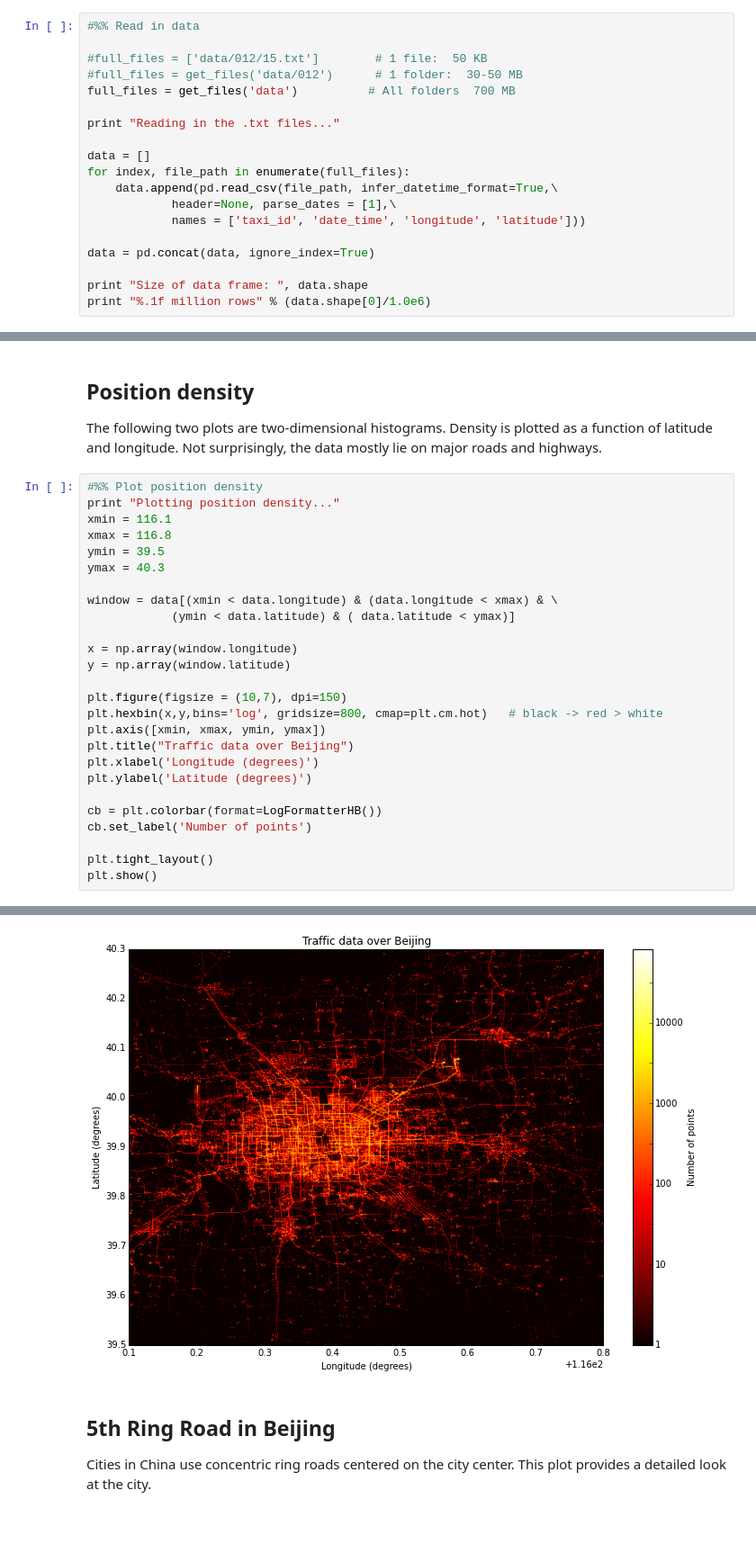
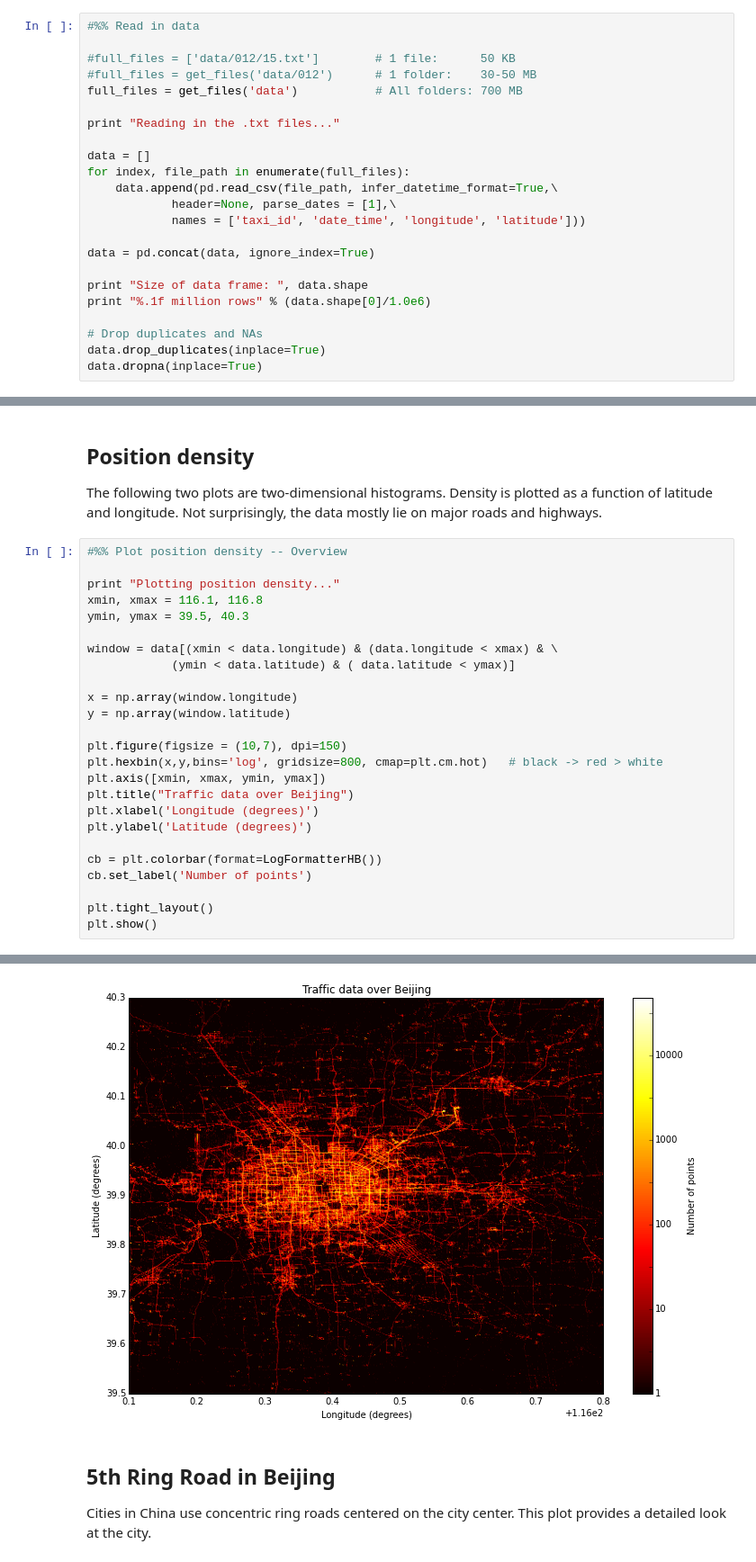
Before and after one commit to roryhr/taxi-trajectories, a Jupyter notebook: taxi-data-notebook.ipynb, the cells around one changed output, grey strips where cells are left out. Shown at 90% size. Cells and saved outputs as stored; diff of their text form; blank space fills up the shorter version.

```diff
--- a/taxi-data-notebook.ipynb
+++ b/taxi-data-notebook.ipynb
@@ -93,9 +96,9 @@ The data folders are stored in the `data` folder. Each `.txt` file contains the
 # %%
 #%% Read in data
 
-#full_files = ['data/012/15.txt']        # 1 file:  50 KB
-#full_files = get_files('data/012')      # 1 folder:  30-50 MB
-full_files = get_files('data')          # All folders  700 MB
+#full_files = ['data/012/15.txt']        # 1 file:      50 KB
+#full_files = get_files('data/012')      # 1 folder:    30-50 MB
+full_files = get_files('data')           # All folders: 700 MB
 
 print "Reading in the .txt files..."
 
@@ -109,6 +112,10 @@ data = pd.concat(data, ignore_index=True)
 
 print "Size of data frame: ", data.shape
 print "%.1f million rows" % (data.shape[0]/1.0e6)
+
+# Drop duplicates and NAs
+data.drop_duplicates(inplace=True)
+data.dropna(inplace=True)
 # %% [output]
 Reading in the .txt files...
 Size of data frame:  (17762489, 4)
@@ -195,34 +205,33 @@ The following two plots are two-dimensional histograms.
 Density is plotted as a function of latitude and longitude.
 Not surprisingly, the data mostly lie on major roads and highways.
 # %%
-#%% Plot position density
+#%% Plot position density -- Overview
+
 print "Plotting position density..."
-xmin = 116.1
-xmax = 116.8
-ymin = 39.5
-ymax = 40.3
+xmin, xmax = 116.1, 116.8
+ymin, ymax = 39.5, 40.3
 
 window = data[(xmin < data.longitude) & (data.longitude < xmax) & \
             (ymin < data.latitude) & ( data.latitude < ymax)]
 
 x = np.array(window.longitude)
 y = np.array(window.latitude)
 
 plt.figure(figsize = (10,7), dpi=150)
 plt.hexbin(x,y,bins='log', gridsize=800, cmap=plt.cm.hot)   # black -> red > white
 plt.axis([xmin, xmax, ymin, ymax])
 plt.title("Traffic data over Beijing")
 plt.xlabel('Longitude (degrees)')
 plt.ylabel('Latitude (degrees)')
 
 cb = plt.colorbar(format=LogFormatterHB())
 cb.set_label('Number of points')
 
 plt.tight_layout()
 plt.show()
 # %% [output]
 Plotting position density...
-[figure, old version]
+[figure, new version]
 # %% [markdown]
 ## 5th Ring Road in Beijing
 
```
Also changed, not shown: parts of 12 cells of this notebook, 1 other file.
